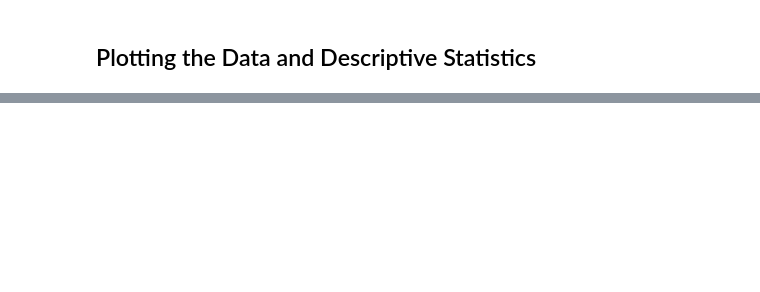
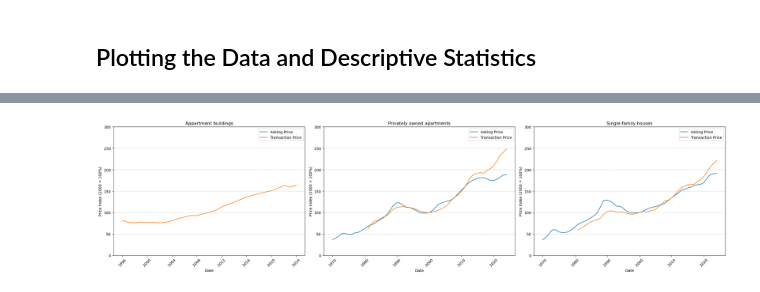
Before and after one commit to TylerKleinbauer/Personal-Projects, a Jupyter notebook: predicting_housing_market_prices/housing_market_analysis.ipynb, the cells around one changed output, grey strips where cells are left out. Saved outputs shown, nothing was run; the diff lists cells and outputs as text; code cells hidden in the pictures; blank space fills up the shorter version.

```diff
--- a/predicting_housing_market_prices/housing_market_analysis.ipynb
+++ b/predicting_housing_market_prices/housing_market_analysis.ipynb
@@ -387,4 +387,12 @@ def get_clean_housing_data(url="https://data.snb.ch/api/cube/plimoincha/data/jso
     combined_df = stack_columns(averaged_df)
     housing_df = join_rents(combined_df, rents_df)
 
-    return housing_df
+    return {
+        'base_df': base_df,
+        'cleaned_df': cleaned_df,
+        'residential_df': residential_df,
+        'rents_df': rents_df,
+        'averaged_df': averaged_df,
+        'combined_df': combined_df,
+        'housing_df': housing_df
+    }
@@ -407,0 +399,4 @@ housing_df
+# %%
+dfs = get_clean_housing_data()
+housing_df = dfs['housing_df']
+housing_df
@@ -409,0 +470,43 @@ housing_df
+# %%
+import matplotlib.pyplot as plt
+
+# Create figure and axes for three subplots side by side
+fig, (ax1, ax2, ax3) = plt.subplots(1, 3, figsize=(24, 6))
+
+# Define the property types
+property_types = []
+for types in housing_df['property_type'].unique():
+    property_types.append(types)
+
+# Create a dictionary mapping axes to property types for cleaner code
+ax_property_pairs = [
+    (ax1, property_types[0]),
+    (ax2, property_types[1]),
+    (ax3, property_types[2])
+]
+
+# Plot each property type in its own subplot
+for ax, property_type in ax_property_pairs:
+    mask = housing_df['property_type'] == property_type
+    data = housing_df[mask].sort_values('date')
+
+    # Plot both asking and transaction prices
+    ax.plot(data['date'], data['asking_price'], label='Asking Price')
+    ax.plot(data['date'], data['transaction_price'], label='Transaction Price')
+
+    # Customize subplot
+    ax.set_title(f'{property_type}')
+    ax.set_xlabel('Date')
+    ax.set_ylabel('Price Index (2000 = 100%)')
+    ax.set_ylim([0, 300])
+    ax.yaxis.grid(True, linestyle='--', alpha=0.7)
+    ax.legend()
+    ax.tick_params(axis='x', rotation=45)
+
+# Adjust layout to prevent overlap
+plt.tight_layout()
+
+# Show the plots
+plt.show()
+# %% [output]
+[figure, added]
```
Also changed, not shown: parts of 10 cells of this notebook.
